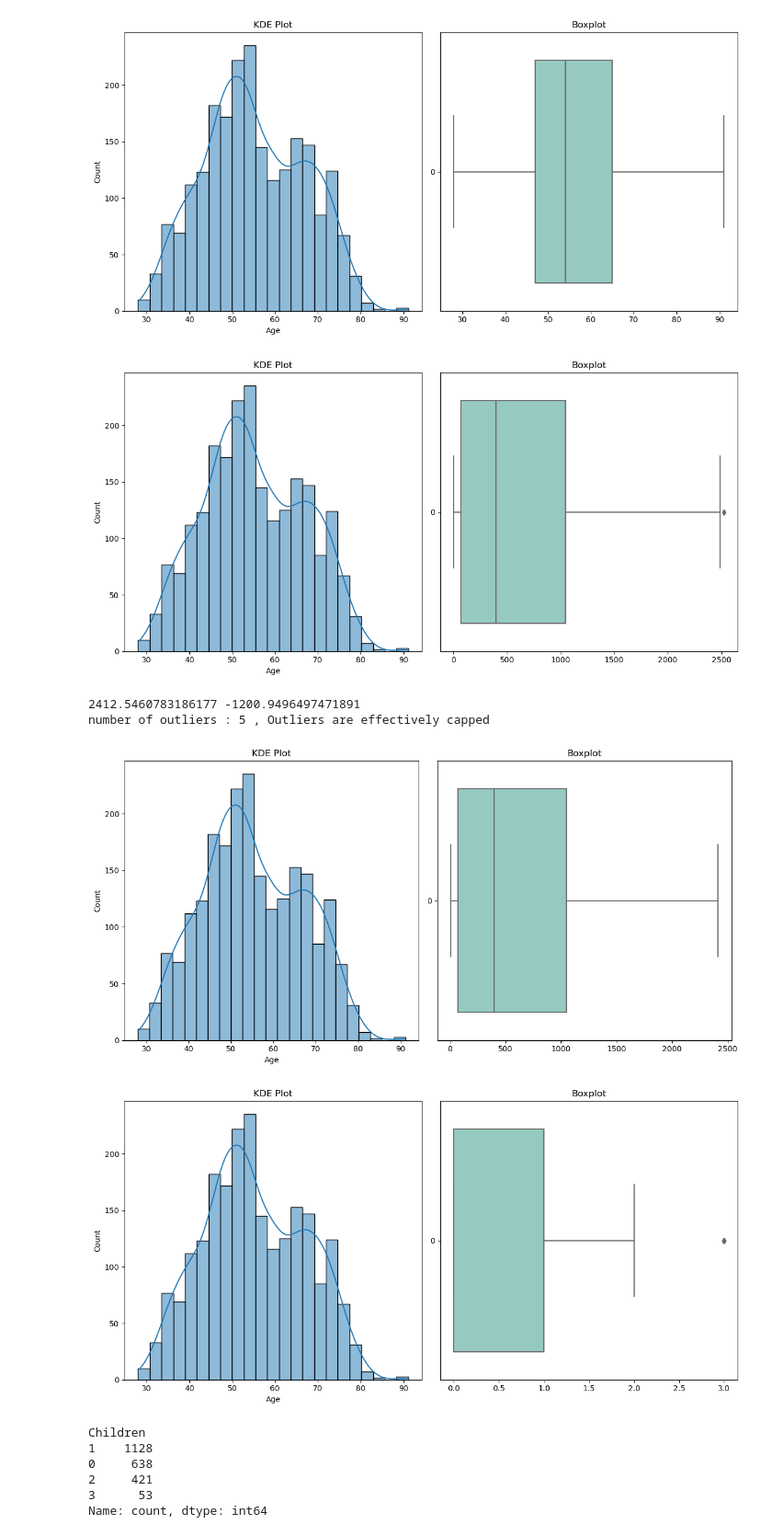
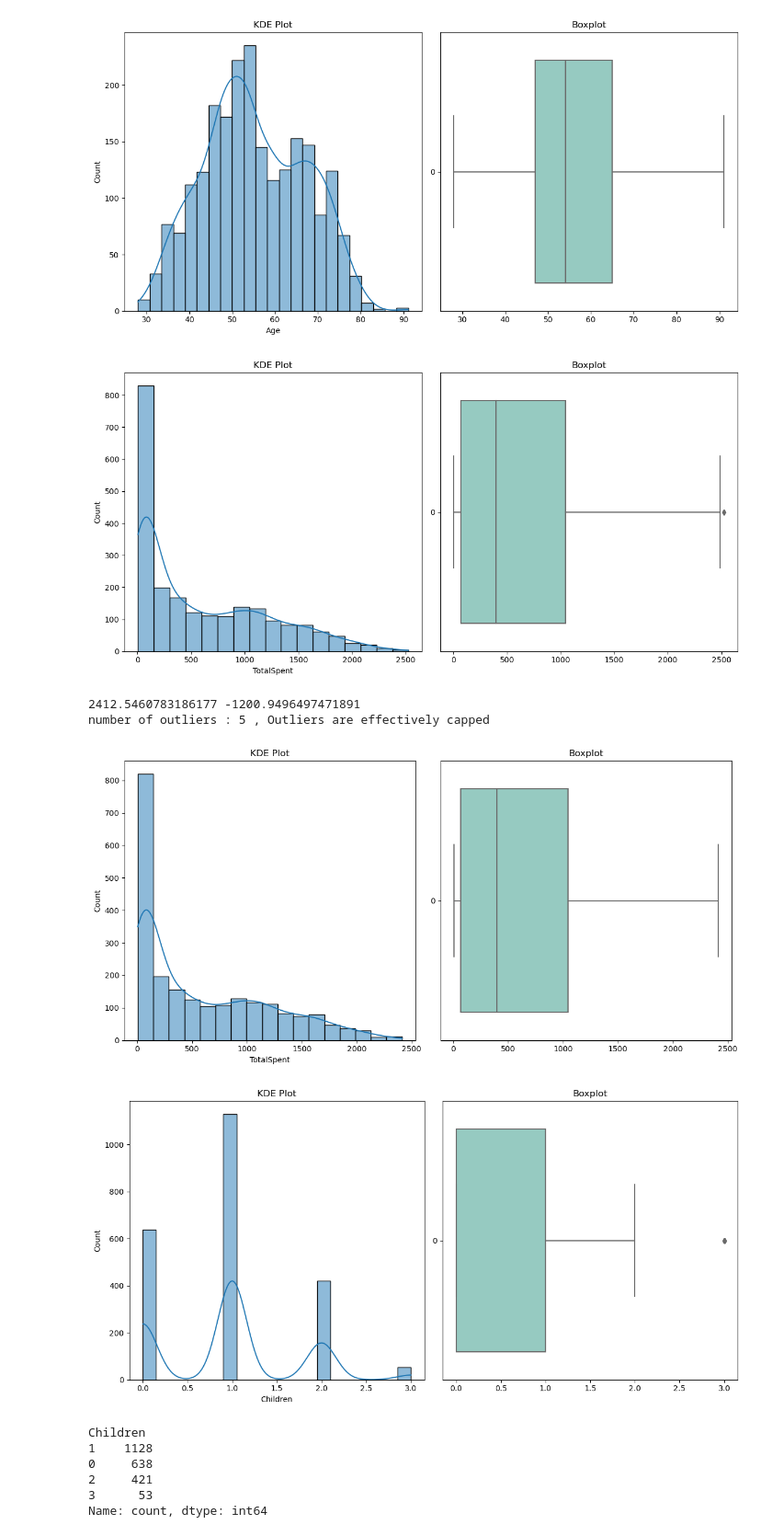
Before and after one commit to OPCODE-Open-Spring-Fest/hidden-consumer-patterns, a Jupyter notebook: notebook.ipynb, the cells around one changed output. Shown: that part at 92% size. Drawn from its saved outputs; the diff is of its cells as text; code cells hidden in the pictures.

```diff
--- a/notebook.ipynb
+++ b/notebook.ipynb
@@ -321,3 +337,5 @@ data['Is_Parent'] = np.where(data['Children'] > 0, 1, 0)
+# %%
+data  = data.drop(columns = {'Z_CC', 'Z_R'})
 # %% [markdown]
 New DataFrame Overview:
 # %%
@@ -371,14 +389,14 @@ plt.show()
 [figure]
 # %%
 fig, axes = plt.subplots(1,2, figsize=(12, 6))
-sns.histplot(data=data['Age'], ax=axes[0] , kde = True)
+sns.histplot(data=data['TotalSpent'], ax=axes[0] , kde = True)
 axes[0].set_title('KDE Plot')
 sns.boxplot(data=data['TotalSpent'], ax=axes[1] ,orient ='h',palette = 'Set3')
 axes[1].set_title('Boxplot')
 plt.tight_layout()
 plt.show()
 # %% [output]
-[figure, old version]
+[figure, new version]
 # %%
 upper_limit = data['TotalSpent'].mean() + 3*data['TotalSpent'].std()
 lower_limit = data['TotalSpent'].mean() - 3*data['TotalSpent'].std()
@@ -392,24 +410,24 @@ print('number of outliers :',x.shape[0] , ', Outliers are effectively capped')
 number of outliers : 5 , Outliers are effectively capped
 # %%
 fig, axes = plt.subplots(1,2, figsize=(12, 6))
-sns.histplot(data=data['Age'], ax=axes[0] , kde = True)
+sns.histplot(data=data['TotalSpent'], ax=axes[0] , kde = True)
 axes[0].set_title('KDE Plot')
 sns.boxplot(data=data['TotalSpent'], ax=axes[1] ,orient ='h',palette = 'Set3')
 axes[1].set_title('Boxplot')
 plt.tight_layout()
 plt.show()
 # %% [output]
-[figure, old version]
+[figure, new version]
 # %%
 fig, axes = plt.subplots(1,2, figsize=(12, 6))
-sns.histplot(data=data['Age'], ax=axes[0] , kde = True)
+sns.histplot(data=data['Children'], ax=axes[0] , kde = True)
 axes[0].set_title('KDE Plot')
 sns.boxplot(data=data['Children'], ax=axes[1] ,orient ='h',palette = 'Set3')
 axes[1].set_title('Boxplot')
 plt.tight_layout()
 plt.show()
 # %% [output]
-[figure, old version]
+[figure, new version]
 # %%
 data['Children'].value_counts()
 # %% [output]
```
Also changed, not shown: parts of 9 cells of this notebook.
